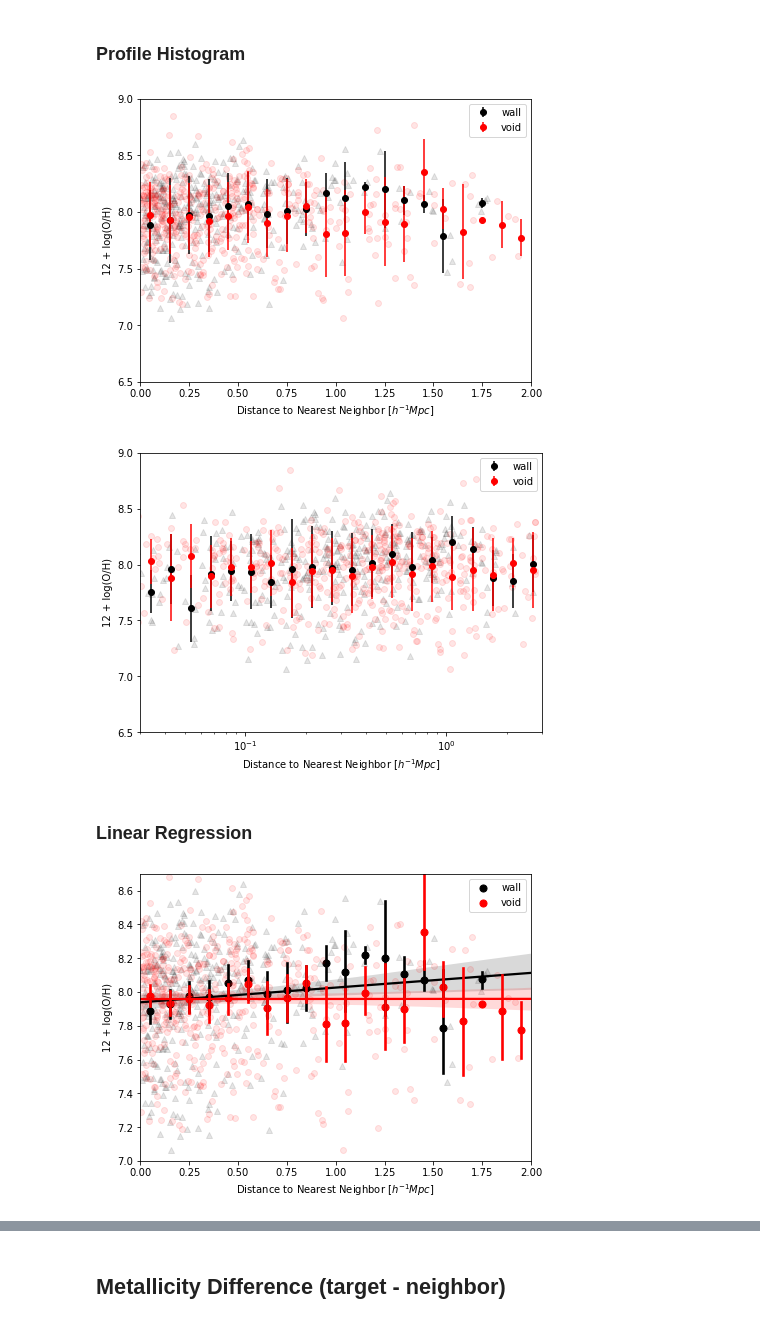
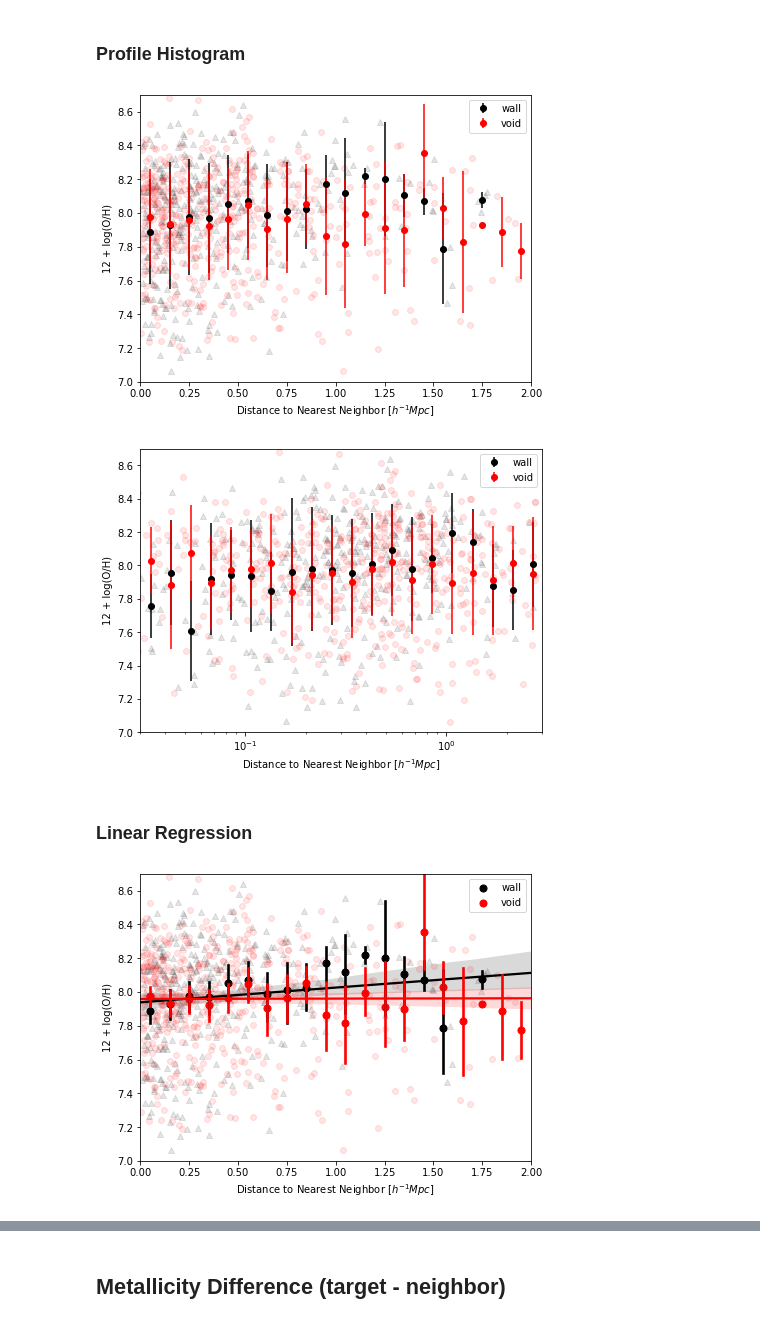
Before and after one commit to kadglass/SmallScale, a Jupyter notebook: 2D Neighbors PH and LR.ipynb, the cells around one changed output, grey strips where cells are left out. Drawn from its saved outputs; the diff is of its cells as text; code cells hidden in the pictures.

```diff
--- a/2D Neighbors PH and LR.ipynb
+++ b/2D Neighbors PH and LR.ipynb
@@ -238,18 +241,18 @@ fig, ax = plt.subplots(1,1, figsize=(6.4,4.8), tight_layout=True)
 
 for select, mc, label, c, m in zip([dwarf_wall, dwarf_void], ['black', 'red'], ['wall', 'void'], ['k', 'r'], ['^', 'o']):
 
-    d = dwarf_table['2D_neighbor_dist'][select]
-    vals = dwarf_table['sSFR'][select]
+    d = dwarf_table['2D_neighbor_dist'][select & sfd]
+    vals = dwarf_table['sSFR'][select & sfd]
     nonan = ~np.isnan(vals)
 
     xc, yavg, yerr = profilehist(d[nonan], vals[nonan], bins=np.logspace(np.log10(0.03),np.log10(3),21), uncertainty='sample')
     ax.scatter(d[nonan], vals[nonan], alpha=0.03, color=c, marker=m)
     ax.errorbar(xc, yavg, yerr=yerr, fmt='o', color=mc, label=label)
 
-    ax.set(xlabel='Distance to Nearest Neighbor [$h^{-1}Mpc]$', ylabel='sSFR [$yr^{-1}]$', xlim=([0.03,3]), ylim=(-11.5,-8.5));
+    ax.set(xlabel='Distance to Nearest Neighbor [$h^{-1}Mpc]$', ylabel='sSFR [$yr^{-1}]$', xlim=([0.03,3]), ylim=(-11,-8.5));
     ax.set_xscale('log') #changing x axis to a logarithmic scale
 
     ax.legend();
 
-    fig.savefig('sSFR_2D_PH_log.png')
+    fig.savefig('sfd_sSFR_2D_PH_log.png')
 # %% [output]
@@ -261,8 +264,8 @@ fig, ax = plt.subplots(1,1, figsize=(6.4,4.8), tight_layout=True)
 
 for select, mc, label, c, m in zip([dwarf_wall, dwarf_void], ['black', 'red'], ['wall', 'void'], ['k', 'r'], ['^', 'o']):
 
-    d = dwarf_table['2D_neighbor_dist'][select]
-    vals = dwarf_table['sSFR'][select]
+    d = dwarf_table['2D_neighbor_dist'][select & sfd]
+    vals = dwarf_table['sSFR'][select & sfd]
     nonan = ~np.isnan(vals)
 
     ax.scatter(d[nonan], vals[nonan], alpha=0.03, color=c, marker=m)
@@ -274,9 +277,9 @@ for select, mc, label, c, m in zip([dwarf_wall, dwarf_void], ['black', 'red'], [
 
 
 
-    ax.set(xlabel='Distance to Nearest Neighbor [$h^{-1}Mpc]$', ylabel='sSFR [$yr^{-1}]$', xlim=(0,2), ylim=(-11.5,-8.5));
+    ax.set(xlabel='Distance to Nearest Neighbor [$h^{-1}Mpc]$', ylabel='sSFR [$yr^{-1}]$', xlim=(0,2), ylim=(-11,-8.5));
 
     ax.legend()
 
-    fig.savefig('sSFR_2D_LR.png')
+    fig.savefig('sfd_sSFR_2D_LR.png')
 # %% [output]
@@ -286,8 +289,8 @@ fig, ax = plt.subplots(1,1, figsize=(6.4,4.8), tight_layout=True)
 
 for select, mc, label, c, m in zip([dwarf_wall, dwarf_void], ['black', 'red'], ['wall', 'void'], ['k', 'r'], ['^', 'o']):
 
-    d = dwarf_table['2D_neighbor_dist'][select]
-    vals = dwarf_table['sSFR'][select]
+    d = dwarf_table['2D_neighbor_dist'][select & sfd]
+    vals = dwarf_table['sSFR'][select & sfd]
     nonan = ~np.isnan(vals)
 
     ax.scatter(d[nonan], vals[nonan], alpha=0.03, color=c, marker=m)
@@ -297,11 +300,11 @@ for select, mc, label, c, m in zip([dwarf_wall, dwarf_void], ['black', 'red'], [
 
     sns.regplot(x=d[nonan], y=vals[nonan], x_bins=xcenters, color=mc, ax=ax, label=label)
 
-    ax.set(xlabel='Distance to Nearest Neighbor [$h^{-1}Mpc]$', ylabel='sSFR [$yr^{-1}]$', xlim=(0.05,2), ylim=(-11.5,-8.5));
+    ax.set(xlabel='Distance to Nearest Neighbor [$h^{-1}Mpc]$', ylabel='sSFR [$yr^{-1}]$', xlim=(0.05,2), ylim=(-11,-8.5));
 
     ax.set_xscale('log')
 
     ax.legend()
 
-    fig.savefig('sSFR_2D_LR_log.png')
+    fig.savefig('sfd_sSFR_2D_LR_log.png')
 # %% [output]
@@ -315,41 +318,41 @@ fig, ax = plt.subplots(1,1, figsize=(6.4,4.8), tight_layout=True)
 
 for select, mc, label, c, m in zip([dwarf_wall_t3, dwarf_void_t3], ['black', 'red'], ['wall', 'void'], ['k', 'r'], ['^', 'o']):
 
-    d = dwarf_t3['2D_neighbor_dist'][select]
-    vals = dwarf_t3['Z12logOH'][select]
+    d = dwarf_t3['2D_neighbor_dist'][select & sfd_t3]
+    vals = dwarf_t3['Z12logOH'][select & sfd_t3]
     nonan = ~np.isnan(vals)
 
     xc, yavg, yerr = profilehist(d[nonan], vals[nonan], bins=np.linspace(0,3,31), uncertainty='sample')
     ax.scatter(d[nonan], vals[nonan], alpha=0.1, color=c, marker=m)
     ax.errorbar(xc, yavg, yerr=yerr, fmt='o', color=mc, label=label)
 
-    ax.set(xlabel='Distance to Nearest Neighbor [$h^{-1}Mpc]$', ylabel='12 + log(O/H)', xlim=([0,2]), ylim=(6.5,9));
+    ax.set(xlabel='Distance to Nearest Neighbor [$h^{-1}Mpc]$', ylabel='12 + log(O/H)', xlim=([0,2]), ylim=(7,8.7));
     ax.legend();
 
-    fig.savefig('Z12logOH_2D_PH.png')
+    fig.savefig('sfd_Z12logOH_2D_PH.png')
 # %% [output]
-[figure, old version]
+[figure, new version]
 # %%
 fig, ax = plt.subplots(1,1, figsize=(6.4,4.8), tight_layout=True)
 
 for select, mc, label, c, m in zip([dwarf_wall_t3, dwarf_void_t3], ['black', 'red'], ['wall', 'void'], ['k', 'r'], ['^', 'o']):
 
-    d = dwarf_t3['2D_neighbor_dist'][select]
-    vals = dwarf_t3['Z12logOH'][select]
+    d = dwarf_t3['2D_neighbor_dist'][select & sfd_t3]
+    vals = dwarf_t3['Z12logOH'][select & sfd_t3]
     nonan = ~np.isnan(vals)
 
     xc, yavg, yerr = profilehist(d[nonan], vals[nonan], bins=np.logspace(np.log10(0.03),np.log10(3),21), uncertainty='sample')
     ax.scatter(d[nonan], vals[nonan], alpha=0.1, color=c, marker=m)
     ax.errorbar(xc, yavg, yerr=yerr, fmt='o', color=mc, label=label)
 
-    ax.set(xlabel='Distance to Nearest Neighbor [$h^{-1}Mpc]$', ylabel='12 + log(O/H)', xlim=([0.03,3]), ylim=(6.5,9));
+    ax.set(xlabel='Distance to Nearest Neighbor [$h^{-1}Mpc]$', ylabel='12 + log(O/H)', xlim=([0.03,3]), ylim=(7,8.7));
     ax.set_xscale('log') #changing x axis to a logarithmic scale
 
     ax.legend();
 
-    fig.savefig('Z12logOH_2D_PH_log.png')
+    fig.savefig('sfd_Z12logOH_2D_PH_log.png')
 # %% [output]
-[figure, old version]
+[figure, new version]
 # %% [markdown]
 ### Linear Regression
 # %%
@@ -357,8 +360,8 @@ fig, ax = plt.subplots(1,1, figsize=(6.4,4.8), tight_layout=True)
 
 for select, mc, label, c, m in zip([dwarf_wall_t3, dwarf_void_t3], ['black', 'red'], ['wall', 'void'], ['k', 'r'], ['^', 'o']):
 
-    d = dwarf_t3['2D_neighbor_dist'][select]
-    vals = dwarf_t3['Z12logOH'][select]
+    d = dwarf_t3['2D_neighbor_dist'][select & sfd_t3]
+    vals = dwarf_t3['Z12logOH'][select & sfd_t3]
     nonan = ~np.isnan(vals)
 
     ax.scatter(d[nonan], vals[nonan], alpha=0.1, color=c, marker=m)
@@ -374,9 +377,9 @@ for select, mc, label, c, m in zip([dwarf_wall_t3, dwarf_void_t3], ['black', 're
 
     ax.legend()
 
-    fig.savefig('Z12logOH_2D_LR.png')
+    fig.savefig('sfd_Z12logOH_2D_LR.png')
 # %% [output]
-[figure, old version]
+[figure, new version]
 # %%
 fig, ax = plt.subplots(1,1, figsize=(6.4,4.8), tight_layout=True)
 
```
Also changed, not shown: parts of 18 cells of this notebook, 3 other files.
